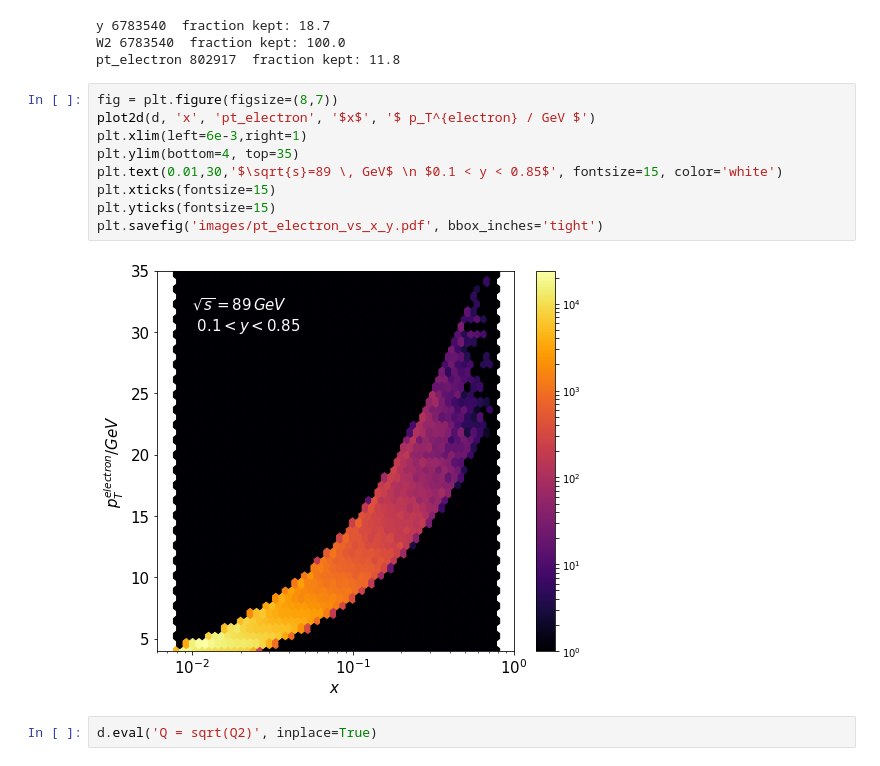
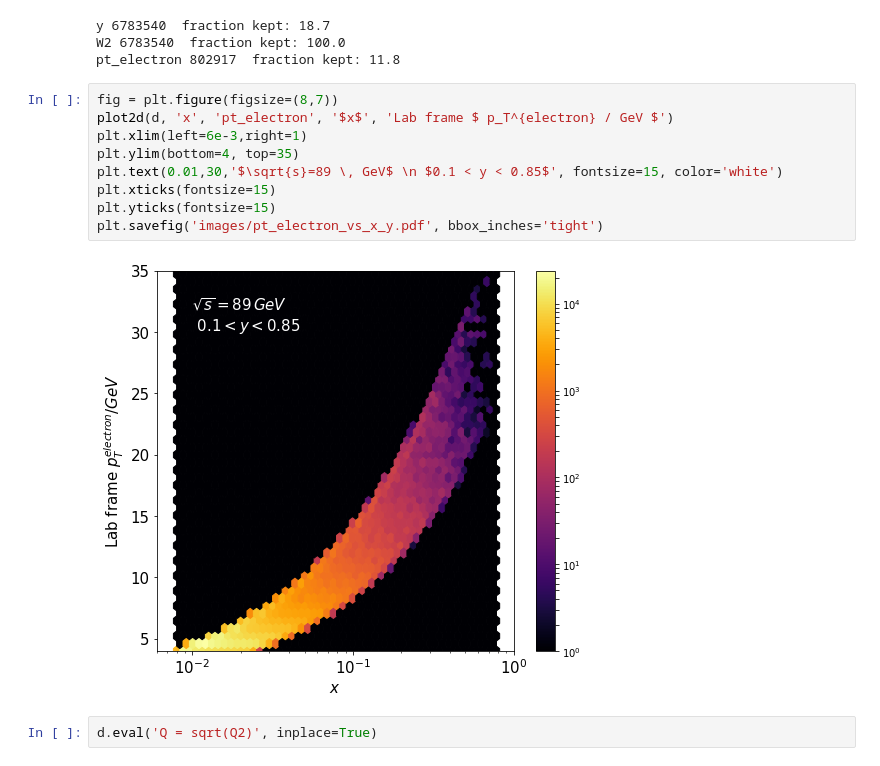
Before and after one commit to y-song/notebooks, a Jupyter notebook: pt_electron_vs_x.ipynb, the cells around one changed output. Saved outputs shown, nothing was run; the diff lists cells and outputs as text.

Commit message:
Added 'lab frame' in label

```diff
--- a/pt_electron_vs_x.ipynb
+++ b/pt_electron_vs_x.ipynb
@@ -53,15 +53,15 @@ W2 6783540  fraction kept: 100.0
 pt_electron 802917  fraction kept: 11.8
 # %%
 fig = plt.figure(figsize=(8,7))
-plot2d(d, 'x', 'pt_electron', '$x$', '$ p_T^{electron} / GeV $')
+plot2d(d, 'x', 'pt_electron', '$x$', 'Lab frame $ p_T^{electron} / GeV $')
 plt.xlim(left=6e-3,right=1)
 plt.ylim(bottom=4, top=35)
 plt.text(0.01,30,'$\sqrt{s}=89 \, GeV$ \n $0.1 < y < 0.85$', fontsize=15, color='white')
 plt.xticks(fontsize=15)
 plt.yticks(fontsize=15)
 plt.savefig('images/pt_electron_vs_x_y.pdf', bbox_inches='tight')
 # %% [output]
-[figure, old version]
+[figure, new version]
 # %%
 d.eval('Q = sqrt(Q2)', inplace=True)
 # %%
```
Also changed, not shown: parts of 1 cell of this notebook.
